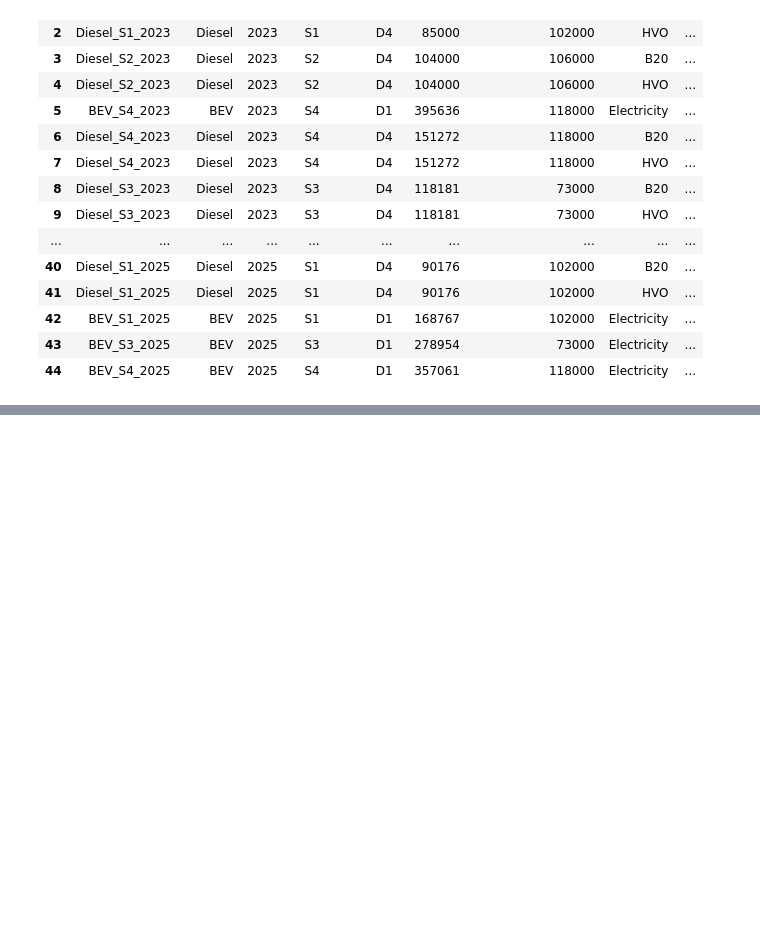
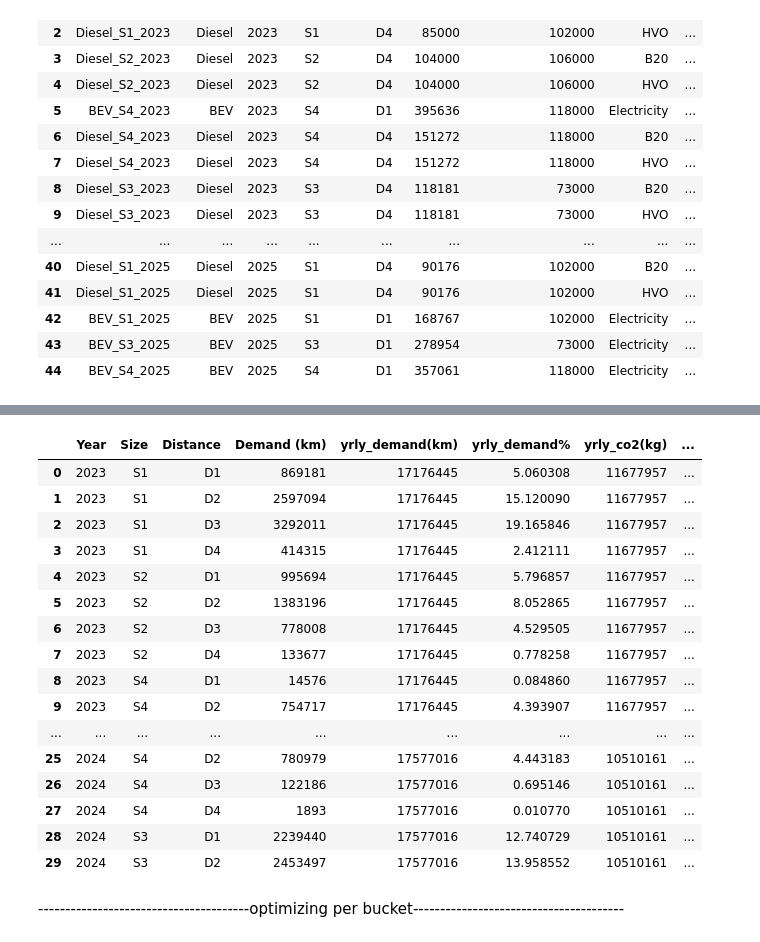
Before and after one commit to aceakshay2/shell2024, a Jupyter notebook: decarbonize.ipynb, the cells around one changed output, grey strips where cells are left out. Drawn from its saved outputs; the diff is of its cells as text; code cells hidden in the pictures; blank space fills up the shorter version.

Commit message:
gets a feasible solution without selling part, also has code for the carbon credit

```diff
--- a/decarbonize.ipynb
+++ b/decarbonize.ipynb
@@ -558,0 +557,28 @@ print(rounded_up)  # Output: 4
+# %%
+
+
+# finding the unique values in the Year column  in demand_df dataframe
+unique_years = demand_df["Year"].unique()
+
+year_demand_dict = {}
+
+# Write a code to find the sum of demand for each year in the unique_years list
+for year in unique_years:
+  filtered_demand_df = demand_df[demand_df['Year'] == year]
+  # print(f"Year : {year} , Demand : {filtered_demand_df['Demand (km)'].sum()}")
+  # Store these values ina dictionary
+  year_demand_dict[year] = filtered_demand_df['Demand (km)'].sum()
+
+
+# Write a code to find the demand percentage for that entry in that year for row entry
+demand_df['yrly_demand(km)'] = demand_df['Year'].map(year_demand_dict)
+
+
+demand_df['yrly_demand%'] = demand_df['Demand (km)'] *100 / demand_df['yrly_demand(km)']
+
+# print(unique_years)
+
+demand_df.head(30)
+
+# code to create a new column in demand_df dataframe that contains the % demand for each row in that Year
+# demand_df["demand%"] = demand_df["Demand (km)"] / demand_df["Demand (km)"].sum() * 100
@@ -558,0 +603,34 @@ print(rounded_up)  # Output: 4
+# %%
+# code to find out the sum of Carbon emission CO2/kg for each year in the carbon_emissions_df dataframe
+co2_df = carbon_emissions_df.groupby('Year')['Carbon emission CO2/kg'].sum()
+
+# I want the out to a dictionary
+co2_dict = co2_df.to_dict()
+
+demand_df['yrly_co2(kg)'] = demand_df['Year'].map(co2_dict)
+
+demand_df['yrly_co2_budget(kg/size_distance_bucket)'] = demand_df['yrly_co2(kg)'] * demand_df['yrly_demand%'] / 100
+
+demand_df.head(30)
+
+#
+# %% [output]
+|  | Year | Size | Distance | Demand (km) | yrly_demand(km) | yrly_demand% | yrly_co2(kg) | ... |
+| 0 | 2023 | S1 | D1 | 869181 | 17176445 | 5.060308 | 11677957 | ... |
+| 1 | 2023 | S1 | D2 | 2597094 | 17176445 | 15.120090 | 11677957 | ... |
+| 2 | 2023 | S1 | D3 | 3292011 | 17176445 | 19.165846 | 11677957 | ... |
+| 3 | 2023 | S1 | D4 | 414315 | 17176445 | 2.412111 | 11677957 | ... |
+| 4 | 2023 | S2 | D1 | 995694 | 17176445 | 5.796857 | 11677957 | ... |
+| 5 | 2023 | S2 | D2 | 1383196 | 17176445 | 8.052865 | 11677957 | ... |
+| 6 | 2023 | S2 | D3 | 778008 | 17176445 | 4.529505 | 11677957 | ... |
+| 7 | 2023 | S2 | D4 | 133677 | 17176445 | 0.778258 | 11677957 | ... |
+| 8 | 2023 | S4 | D1 | 14576 | 17176445 | 0.084860 | 11677957 | ... |
+| 9 | 2023 | S4 | D2 | 754717 | 17176445 | 4.393907 | 11677957 | ... |
+| ... | ... | ... | ... | ... | ... | ... | ... | ... |
+| 25 | 2024 | S4 | D2 | 780979 | 17577016 | 4.443183 | 10510161 | ... |
+| 26 | 2024 | S4 | D3 | 122186 | 17577016 | 0.695146 | 10510161 | ... |
+| 27 | 2024 | S4 | D4 | 1893 | 17577016 | 0.010770 | 10510161 | ... |
+| 28 | 2024 | S3 | D1 | 2239440 | 17577016 | 12.740729 | 10510161 | ... |
+| 29 | 2024 | S3 | D2 | 2453497 | 17577016 | 13.958552 | 10510161 | ... |
+# %% [markdown]
+---------------------------------------optimizing per bucket---------------------------------------
```
Also changed, not shown: parts of 13 cells of this notebook.
